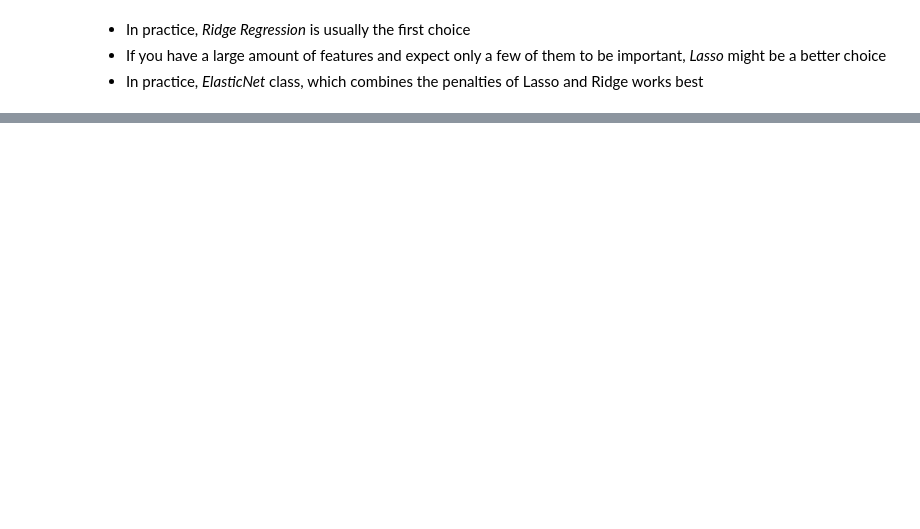
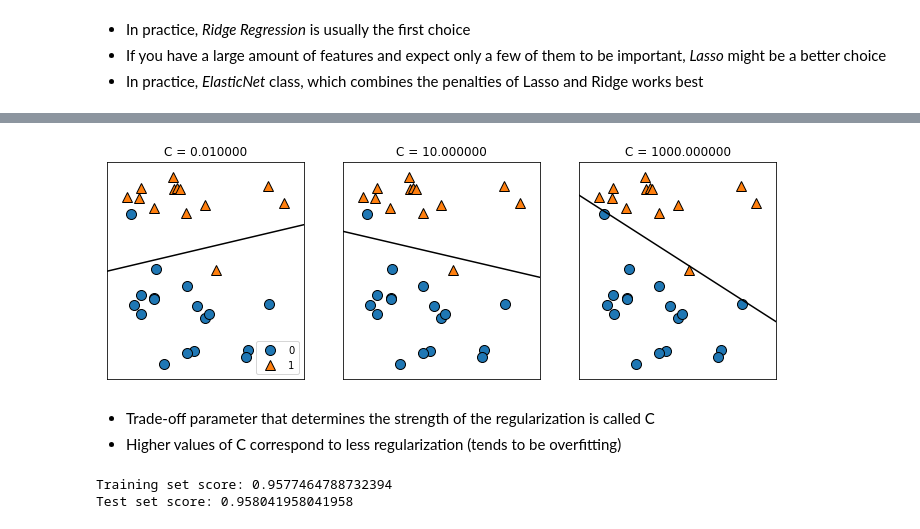
Before and after one commit to DayoonLee/Study-DataScience, a Jupyter notebook: Machine Learning/Linear regression.ipynb, the cells around one changed output, grey strips where cells are left out. Saved outputs shown, nothing was run; the diff lists cells and outputs as text; code cells hidden in the pictures; blank space fills up the shorter version.

```diff
--- a/Machine Learning/Linear regression.ipynb
+++ b/Machine Learning/Linear regression.ipynb
@@ -146,0 +169,7 @@ Text(0, 0.5, 'Coefficient magnitude')
+# %%
+mglearn.plots.plot_linear_svc_regularization()
+# %% [output]
+[figure, added]
+# %% [markdown]
+- Trade-off parameter that determines the strength of the regularization is called C <br>
+- Higher values of C correspond to less regularization (tends to be overfitting)
@@ -146,0 +180,7 @@ Text(0, 0.5, 'Coefficient magnitude')
+# %%
+logreg = LogisticRegression(max_iter=100000).fit(X_train, y_train)
+print("Training set score:", logreg.score(X_train, y_train))
+print("Test set score:", logreg.score(X_test, y_test))
+# %% [output]
+Training set score: 0.9577464788732394
+Test set score: 0.958041958041958
```
Also changed, not shown: parts of 6 cells of this notebook.
